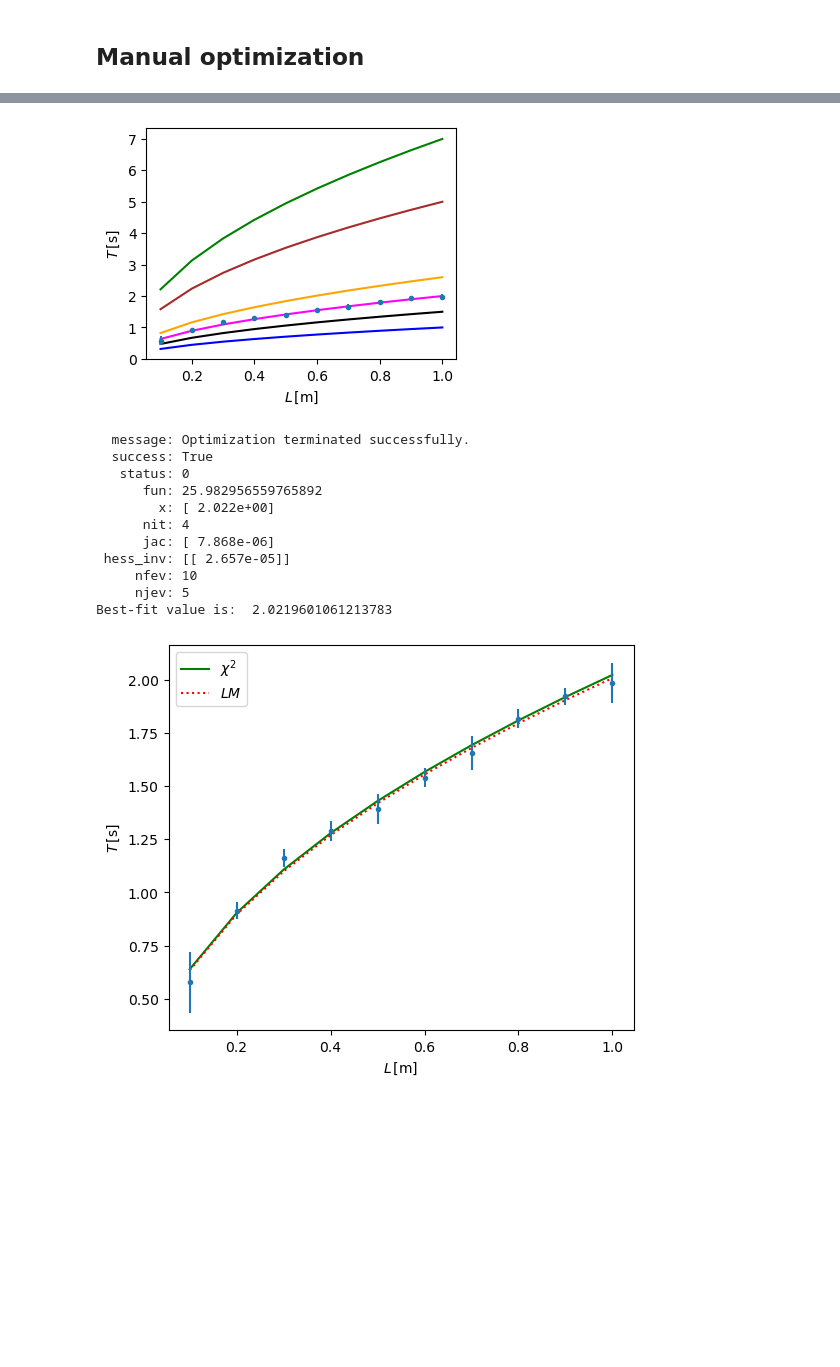
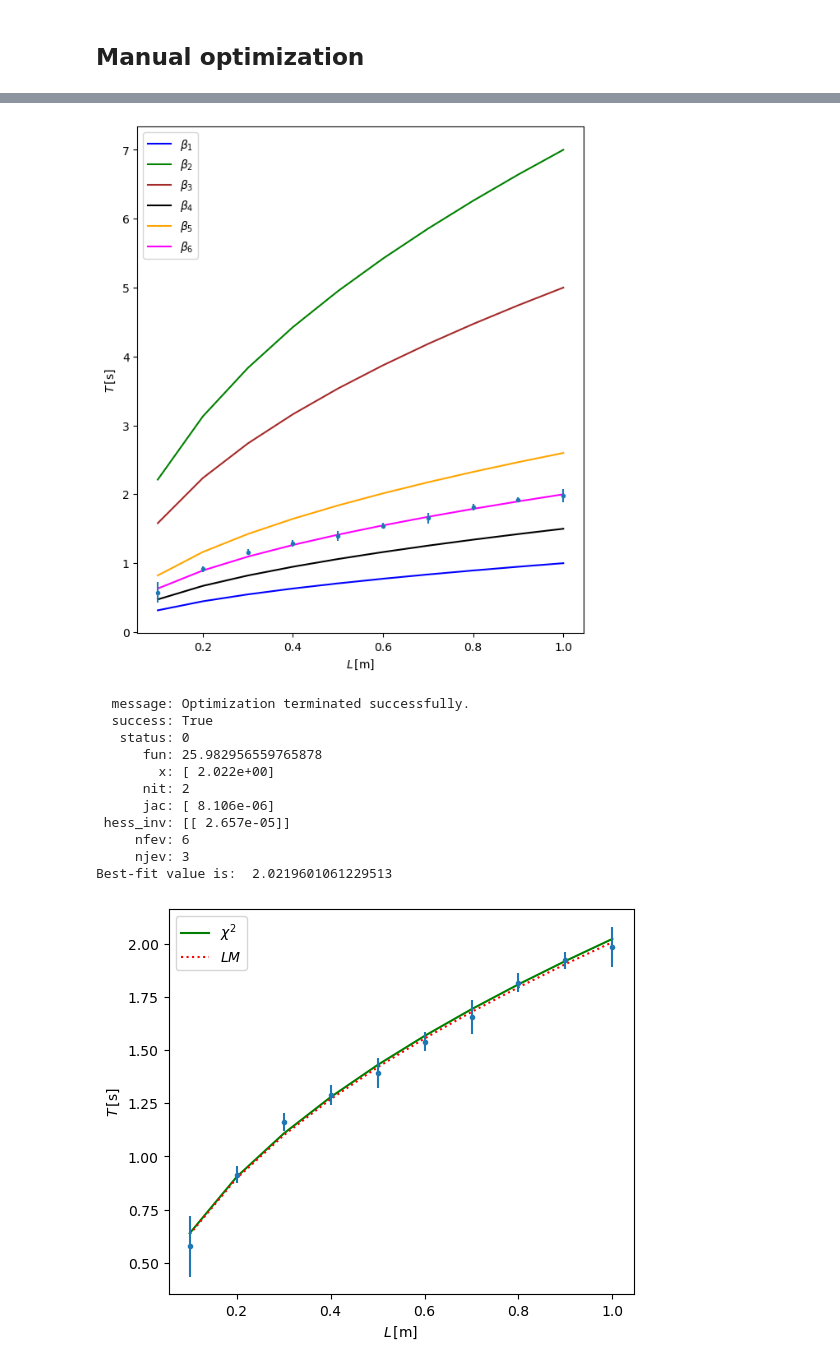
Before and after one commit to prostofsound/computational-physics-1, a Jupyter notebook: Notes/Unit-1/Class09_LM_method _vs_X2 _method.ipynb, the cells around one changed output, grey strips where cells are left out. Drawn from its saved outputs; the diff is of its cells as text; code cells hidden in the pictures; blank space fills up the shorter version.

```diff
--- a/Notes/Unit-1/Class09_LM_method _vs_X2 _method.ipynb
+++ b/Notes/Unit-1/Class09_LM_method _vs_X2 _method.ipynb
@@ -264,25 +279,27 @@ with_guess5 = fit_model(l, beta_5)
 beta_6 = 2.
 with_guess6 = fit_model(l, beta_6)
 # %%
-plt.figure(figsize=(4,3))
+#Plot with our guesses/ansatz
+plt.figure(figsize=(7,8))
 
-plt.plot(l, with_guess1, color = "blue")
-plt.plot(l, with_guess2, color = "green")
-plt.plot(l, with_guess3, color = "brown")
-plt.plot(l, with_guess4, color = "black")
-plt.plot(l, with_guess5, color = "orange")
-plt.plot(l, with_guess6, color = "magenta")
+plt.plot(l, with_guess1, color = "blue", label= r"$\beta_1$")
+plt.plot(l, with_guess2, color = "green", label= r"$\beta_2$")
+plt.plot(l, with_guess3, color = "brown", label= r"$\beta_3$")
+plt.plot(l, with_guess4, color = "black", label= r"$\beta_4$")
+plt.plot(l, with_guess5, color = "orange", label= r"$\beta_5$")
+plt.plot(l, with_guess6, color = "magenta", label= r"$\beta_6$")
 
 plt.errorbar(l, mean_t, 3*stdv_t, 0, marker = ".", linestyle = " ")
 
 plt.xlabel(r"$L\,\rm [m]$")
 plt.ylabel(r"$T\,\rm [s]$")
+plt.legend()
 plt.show()
 # %% [output]
-[figure, old version]
+[figure, new version]
 # %%
 # Take the initial guess -> ansatsz (educated guess)
-beta_0 = np.array((10.))
+beta_0 = np.array((3.))
 
 # Call the minimisation routine
 res_pendulum = opt.minimize(chi_sqr_stat, beta_0)
@@ -296,14 +313,14 @@ print("Best-fit value is: ", res_pendulum.x[0])
   message: Optimization terminated successfully.
   success: True
    status: 0
-      fun: 25.982956559765892
+      fun: 25.982956559765878
         x: [ 2.022e+00]
-      nit: 4
-      jac: [ 7.868e-06]
+      nit: 2
+      jac: [ 8.106e-06]
  hess_inv: [[ 2.657e-05]]
-     nfev: 10
-     njev: 5
-Best-fit value is:  2.0219601061213783
+     nfev: 6
+     njev: 3
+Best-fit value is:  2.0219601061229513
 # %%
 # Evaluate l in the regression model
 mean_t_chi = fit_model(l, res_pendulum.x[0])
```
Also changed, not shown: parts of 30 cells of this notebook, 3 other files.
